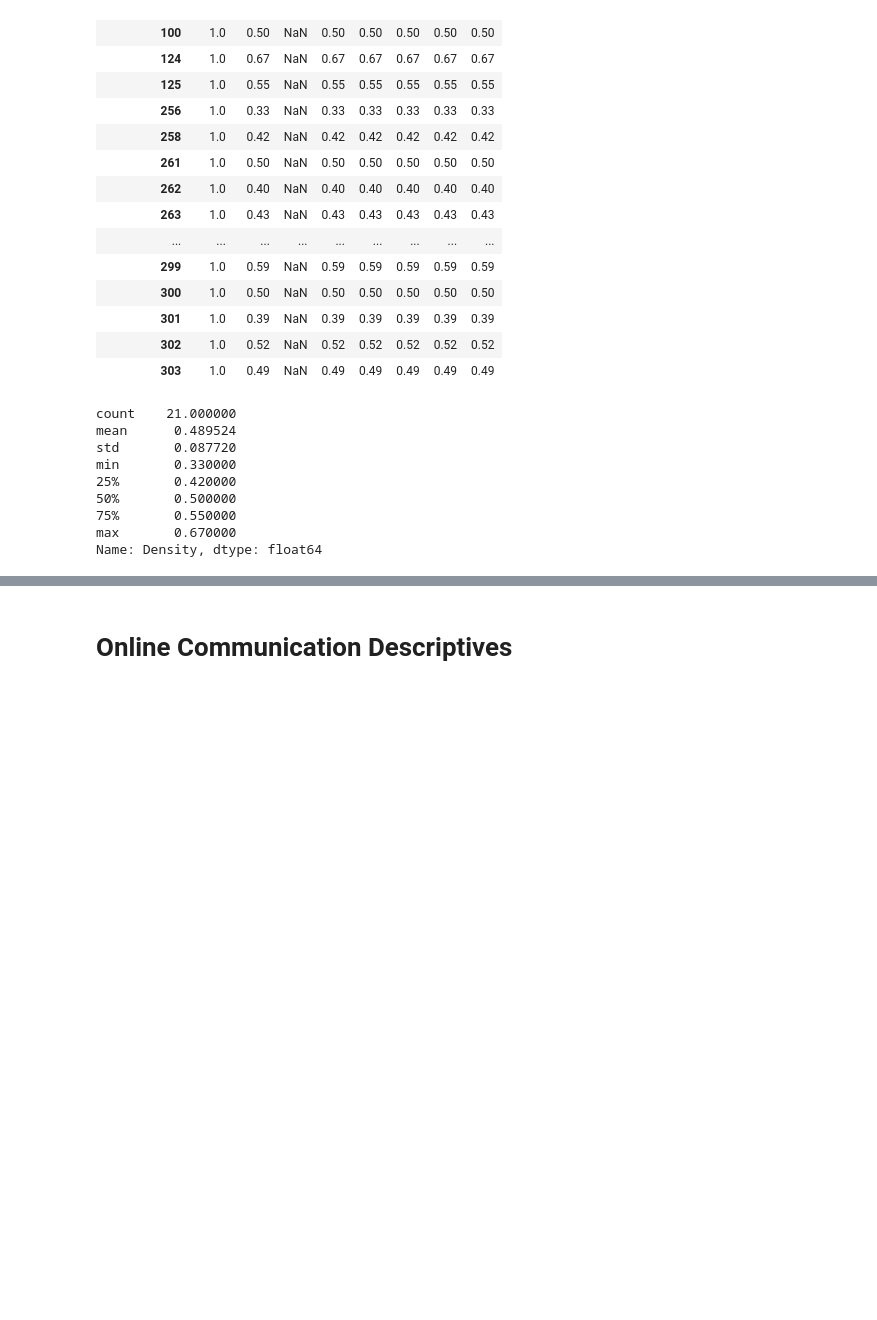
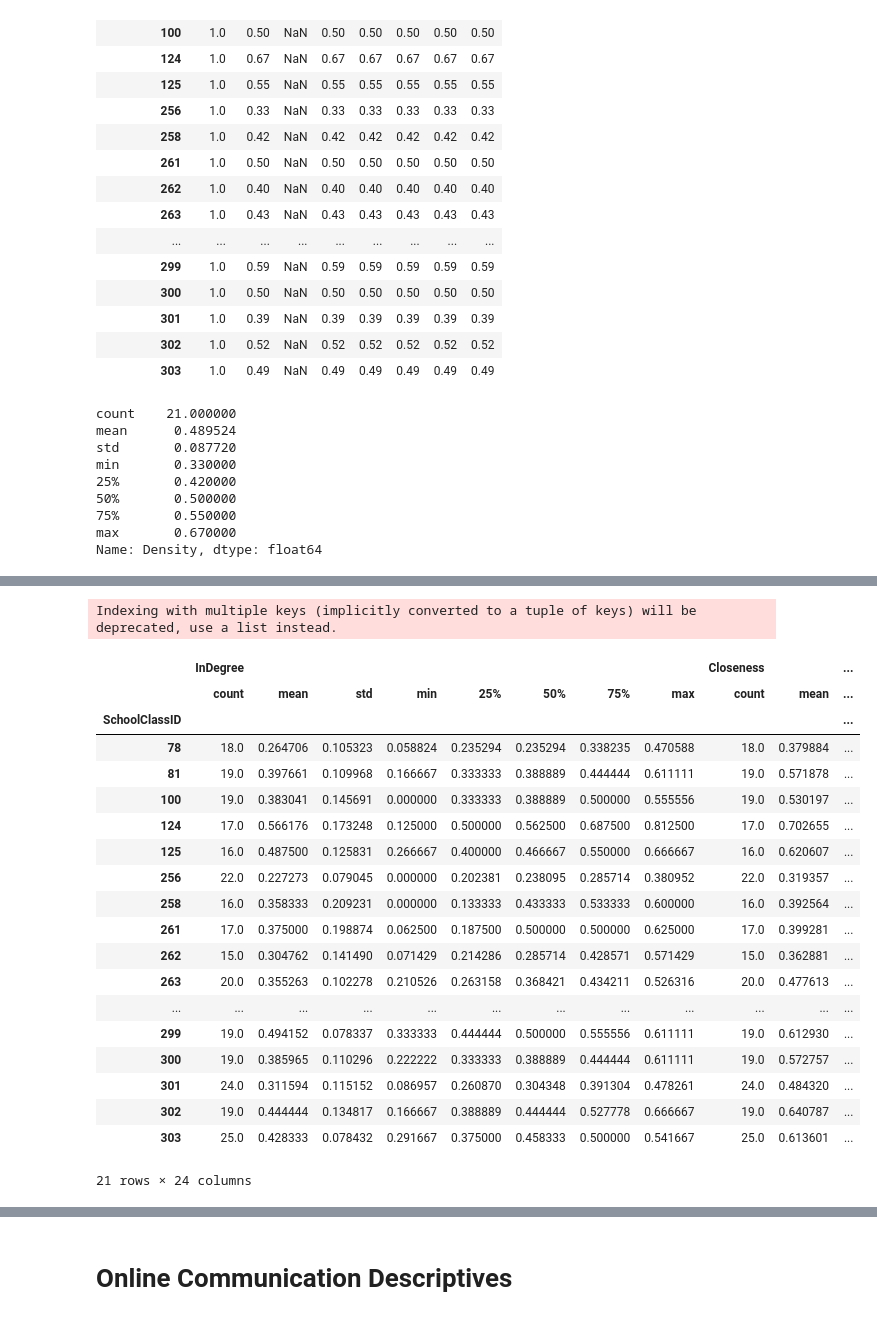
Before and after one commit to MovezNetwork/ABM-PA, a Jupyter notebook: notebooks/data_descriptives.ipynb, the cells around one changed output, grey strips where cells are left out. Saved outputs shown, nothing was run; the diff lists cells and outputs as text; code cells hidden in the pictures; blank space fills up the shorter version.

```diff
--- a/notebooks/data_descriptives.ipynb
+++ b/notebooks/data_descriptives.ipynb
@@ -710,0 +1084,25 @@ df_participant_nom[['InDegree', 'Closeness', 'Betweenness']].describe()
+# %%
+# centrality measures
+df_participant_nom_soc.groupby('SchoolClassID')['InDegree', 'Closeness', 'Betweenness'].describe()
+# %% [output]
+Indexing with multiple keys (implicitly converted to a tuple of keys) will be deprecated, use a list instead.
+|  | InDegree |  |  |  |  |  |  |  | Closeness |  | ... |
+|  | count | mean | std | min | 25% | 50% | 75% | max | count | mean | ... |
+| SchoolClassID |  |  |  |  |  |  |  |  |  |  | ... |
+| 78 | 18.0 | 0.264706 | 0.105323 | 0.058824 | 0.235294 | 0.235294 | 0.338235 | 0.470588 | 18.0 | 0.379884 | ... |
+| 81 | 19.0 | 0.397661 | 0.109968 | 0.166667 | 0.333333 | 0.388889 | 0.444444 | 0.611111 | 19.0 | 0.571878 | ... |
+| 100 | 19.0 | 0.383041 | 0.145691 | 0.000000 | 0.333333 | 0.388889 | 0.500000 | 0.555556 | 19.0 | 0.530197 | ... |
+| 124 | 17.0 | 0.566176 | 0.173248 | 0.125000 | 0.500000 | 0.562500 | 0.687500 | 0.812500 | 17.0 | 0.702655 | ... |
+| 125 | 16.0 | 0.487500 | 0.125831 | 0.266667 | 0.400000 | 0.466667 | 0.550000 | 0.666667 | 16.0 | 0.620607 | ... |
+| 256 | 22.0 | 0.227273 | 0.079045 | 0.000000 | 0.202381 | 0.238095 | 0.285714 | 0.380952 | 22.0 | 0.319357 | ... |
+| 258 | 16.0 | 0.358333 | 0.209231 | 0.000000 | 0.133333 | 0.433333 | 0.533333 | 0.600000 | 16.0 | 0.392564 | ... |
+| 261 | 17.0 | 0.375000 | 0.198874 | 0.062500 | 0.187500 | 0.500000 | 0.500000 | 0.625000 | 17.0 | 0.399281 | ... |
+| 262 | 15.0 | 0.304762 | 0.141490 | 0.071429 | 0.214286 | 0.285714 | 0.428571 | 0.571429 | 15.0 | 0.362881 | ... |
+| 263 | 20.0 | 0.355263 | 0.102278 | 0.210526 | 0.263158 | 0.368421 | 0.434211 | 0.526316 | 20.0 | 0.477613 | ... |
+| ... | ... | ... | ... | ... | ... | ... | ... | ... | ... | ... | ... |
+| 299 | 19.0 | 0.494152 | 0.078337 | 0.333333 | 0.444444 | 0.500000 | 0.555556 | 0.611111 | 19.0 | 0.612930 | ... |
+| 300 | 19.0 | 0.385965 | 0.110296 | 0.222222 | 0.333333 | 0.388889 | 0.444444 | 0.611111 | 19.0 | 0.572757 | ... |
+| 301 | 24.0 | 0.311594 | 0.115152 | 0.086957 | 0.260870 | 0.304348 | 0.391304 | 0.478261 | 24.0 | 0.484320 | ... |
+| 302 | 19.0 | 0.444444 | 0.134817 | 0.166667 | 0.388889 | 0.444444 | 0.527778 | 0.666667 | 19.0 | 0.640787 | ... |
+| 303 | 25.0 | 0.428333 | 0.078432 | 0.291667 | 0.375000 | 0.458333 | 0.500000 | 0.541667 | 25.0 | 0.613601 | ... |
+21 rows × 24 columns
```
Also changed, not shown: parts of 61 cells of this notebook, 18 other files.
